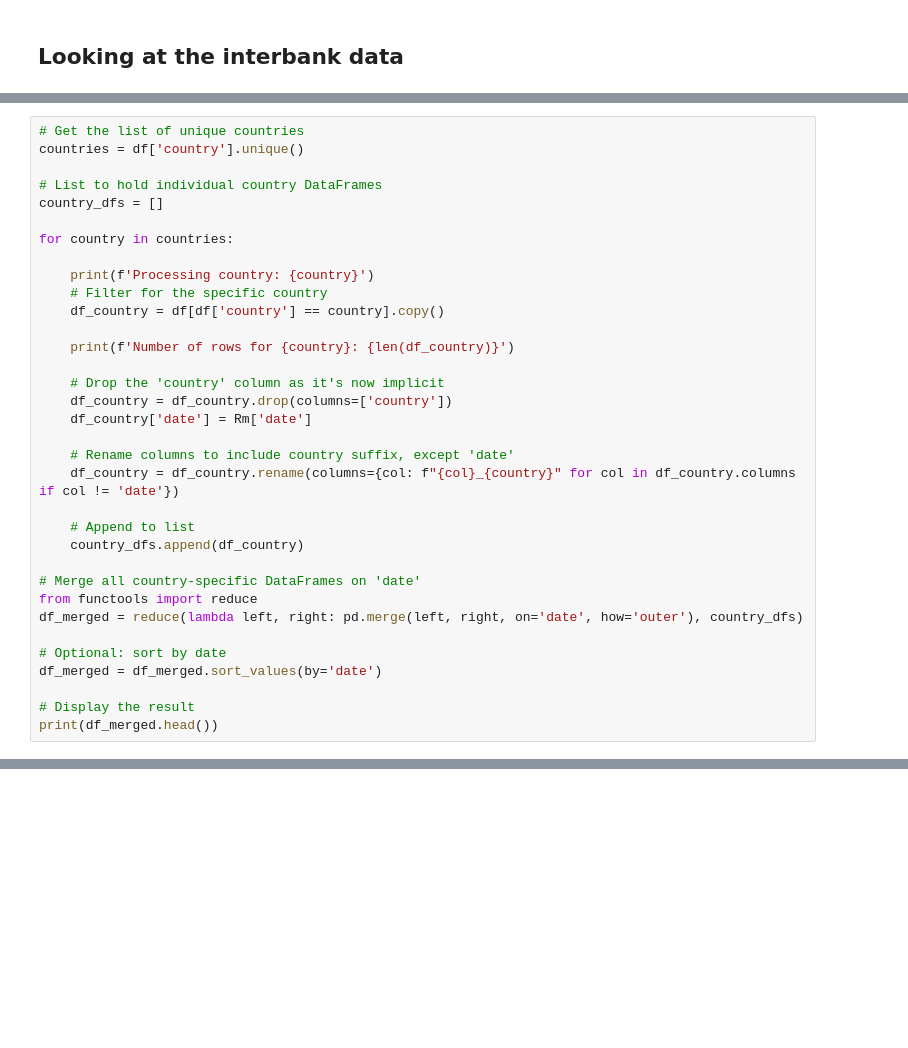
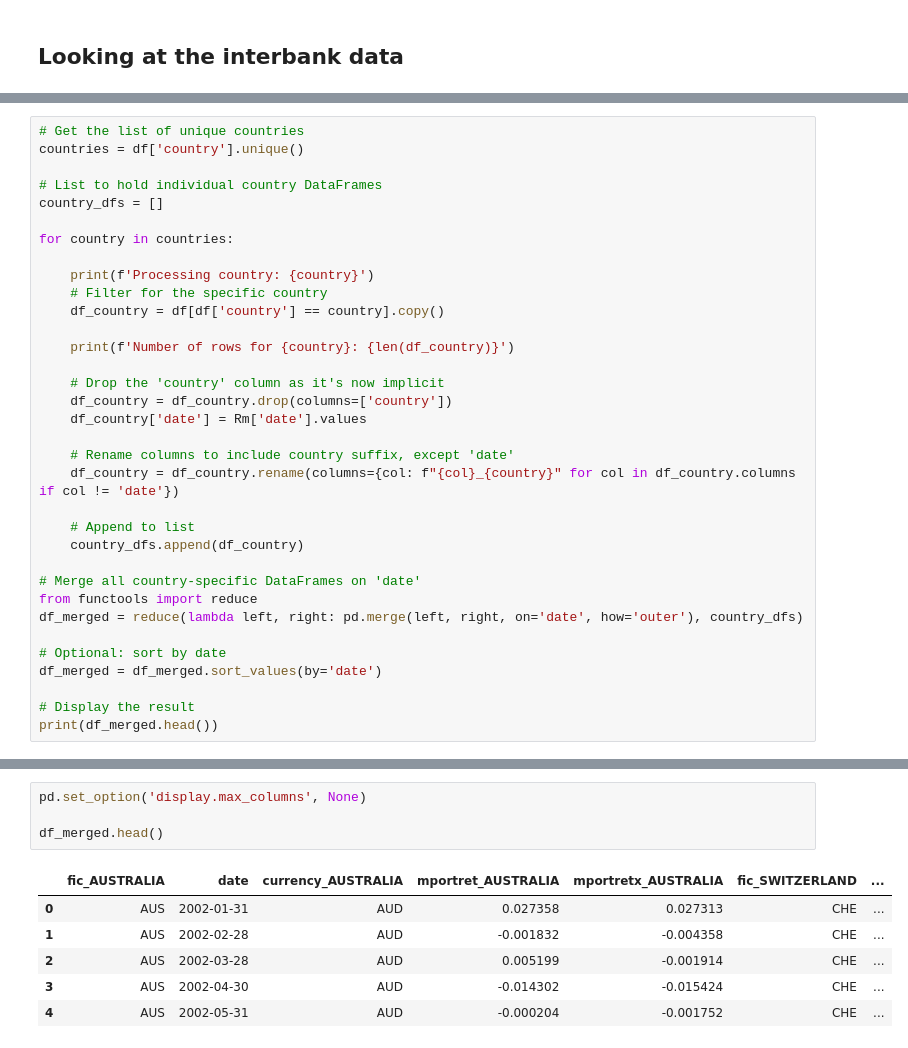
Before and after one commit to arthurdhonneur7/project_investments, a Jupyter notebook: data_building.ipynb, the cells around one changed output, grey strips where cells are left out. Cells and saved outputs as stored; diff of their text form; blank space fills up the shorter version.

```diff
--- a/data_building.ipynb
+++ b/data_building.ipynb
@@ -97,7 +200,7 @@ for country in countries:
 
     # Drop the 'country' column as it's now implicit
     df_country = df_country.drop(columns=['country'])
-    df_country['date'] = Rm['date']
+    df_country['date'] = Rm['date'].values
 
     # Rename columns to include country suffix, except 'date'
     df_country = df_country.rename(columns={col: f"{col}_{country}" for col in df_country.columns if col != 'date'})
@@ -116,0 +238,11 @@ print(df_merged.head())
+# %%
+pd.set_option('display.max_columns', None)
+
+df_merged.head()
+# %% [output]
+|  | fic_AUSTRALIA | date | currency_AUSTRALIA | mportret_AUSTRALIA | mportretx_AUSTRALIA | fic_SWITZERLAND | ... |
+| 0 | AUS | 2002-01-31 | AUD | 0.027358 | 0.027313 | CHE | ... |
+| 1 | AUS | 2002-02-28 | AUD | -0.001832 | -0.004358 | CHE | ... |
+| 2 | AUS | 2002-03-28 | AUD | 0.005199 | -0.001914 | CHE | ... |
+| 3 | AUS | 2002-04-30 | AUD | -0.014302 | -0.015424 | CHE | ... |
+| 4 | AUS | 2002-05-31 | AUD | -0.000204 | -0.001752 | CHE | ... |
```
Also changed, not shown: parts of 36 cells of this notebook, 3 other files.
